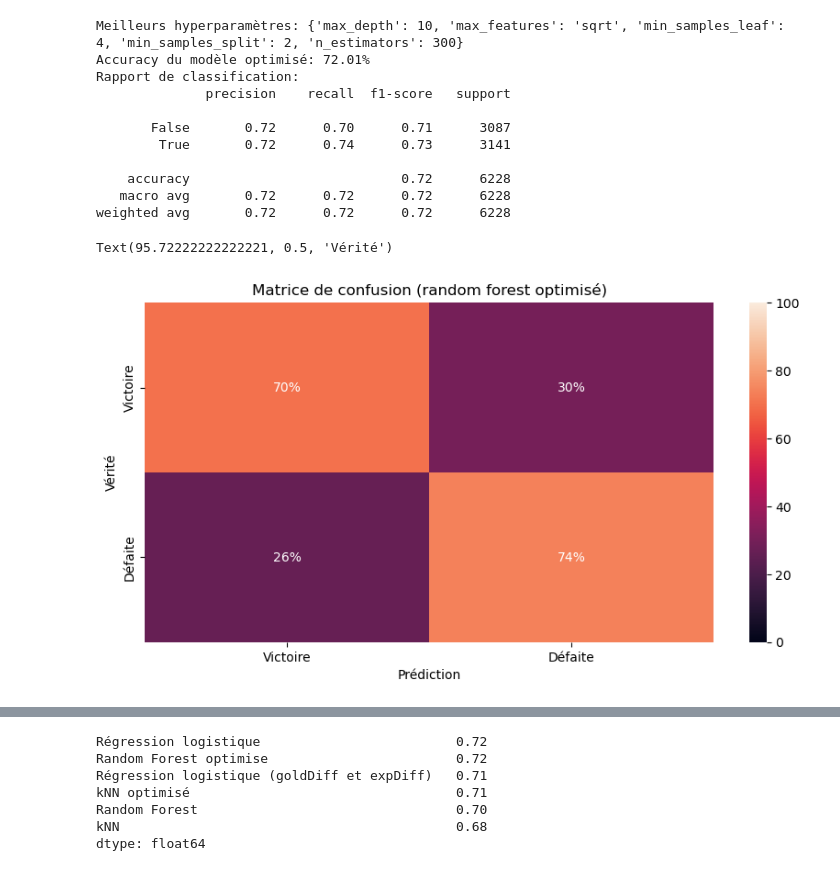
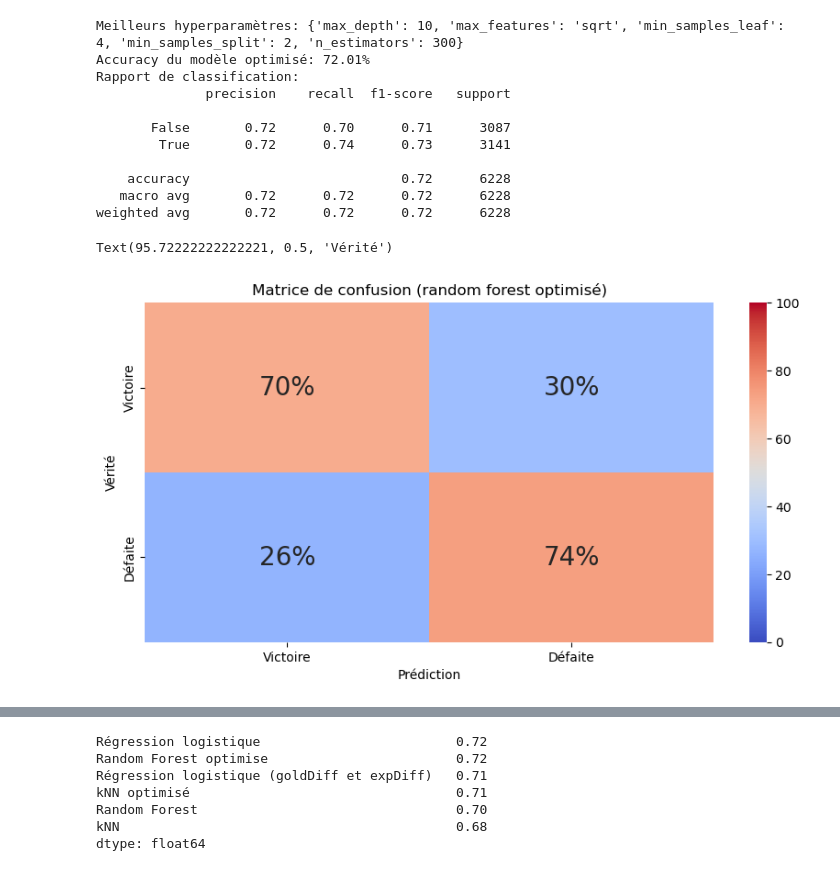
Before and after one commit to aarensberg/LeagueOfLegends-SoloQ-Predictions, a Jupyter notebook: analyses.ipynb, the cells around one changed output, grey strips where cells are left out. Cells and saved outputs as stored; diff of their text form; code cells hidden in the pictures.

```diff
--- a/analyses.ipynb
+++ b/analyses.ipynb
@@ -1180,22 +1196,24 @@ weighted avg       0.72      0.72      0.72      6228
 # %%
 plt.figure()
 
 sns.heatmap(
     (confusion_matrix(y_test, optimal_rf_model.predict(X_test), normalize='true'))*100,
     vmin=0,
     vmax=100,
     annot=True,
+    annot_kws={'fontsize': 20},
     xticklabels=['Victoire', 'Défaite'],
-    yticklabels=['Victoire', 'Défaite']
+    yticklabels=['Victoire', 'Défaite'],
+    cmap='coolwarm'
 )
 
 for i, text in enumerate(plt.gca().texts):
     text.set_text(f"{text.get_text()}%")
 
 plt.title('Matrice de confusion (random forest optimisé)')
 plt.xlabel('Prédiction')
 plt.ylabel('Vérité')
 # %% [output]
 Text(95.72222222222221, 0.5, 'Vérité')
-[figure, old version]
+[figure, new version]
 # %% [markdown]
```
Also changed, not shown: parts of 8 cells of this notebook.
